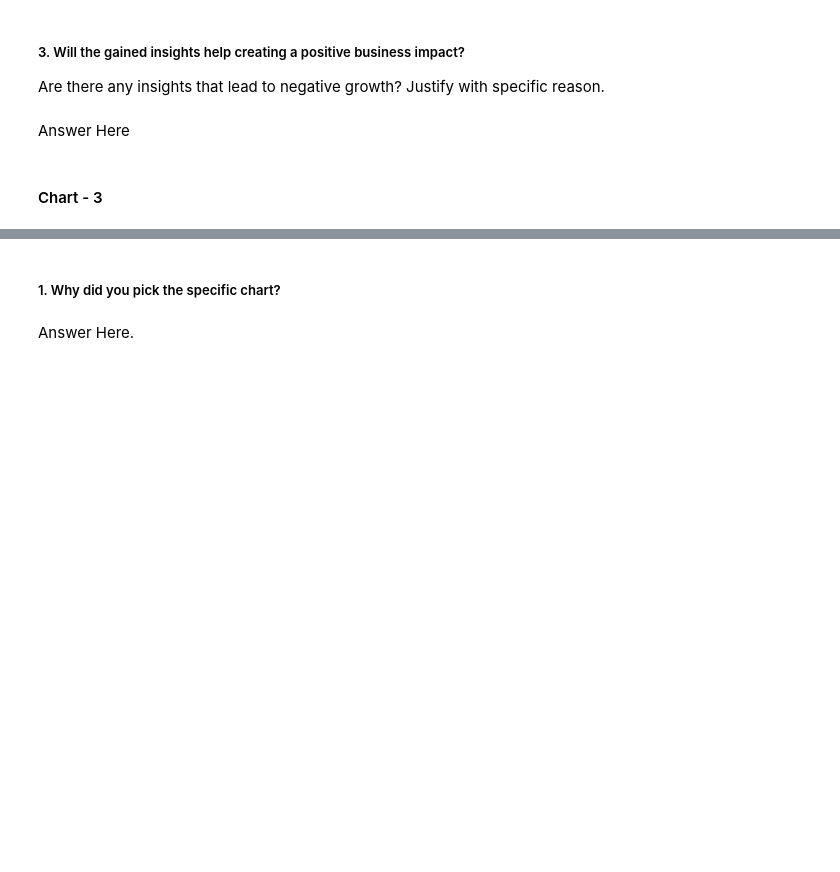
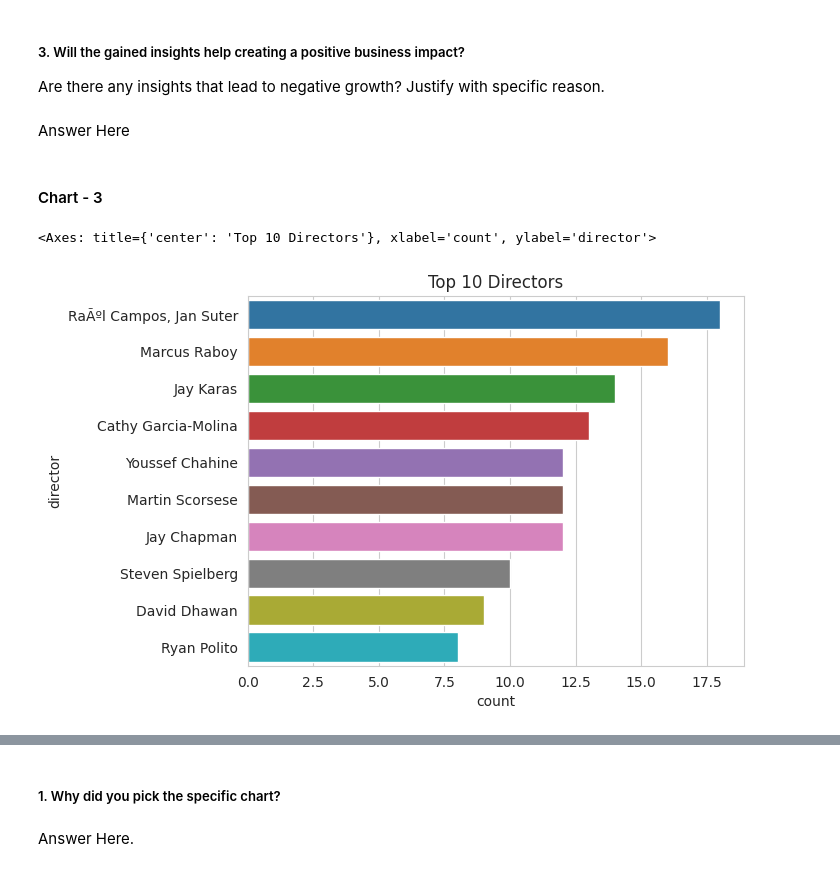
Before and after one commit to Jeetesh-KumarM/CAPSTONE-PROJECT--3--CLUSTERING, a Jupyter notebook: Netflix_Movies_and_TV_Shows_Clustering.ipynb, the cells around one changed output, grey strips where cells are left out. Saved outputs shown, nothing was run; the diff lists cells and outputs as text; code cells hidden in the pictures; blank space fills up the shorter version.

```diff
--- a/Netflix_Movies_and_TV_Shows_Clustering.ipynb
+++ b/Netflix_Movies_and_TV_Shows_Clustering.ipynb
@@ -362,3 +368,12 @@ Answer Here
 #### Chart - 3
 # %%
 # Chart - 3 visualization code
+#Extracting known directors' data
+x=df1[df1['director']!='N/A']
+# %%
+#Countplot for directors who have directed the highest no. of Movies and TV Shows
+plt.title('Top 10 Directors')
+sns.countplot(y=x['director'],order=x.director.value_counts().iloc[:10].index)
+# %% [output]
+<Axes: title={'center': 'Top 10 Directors'}, xlabel='count', ylabel='director'>
+[figure, added]
```
Also changed, not shown: parts of 12 cells of this notebook.
